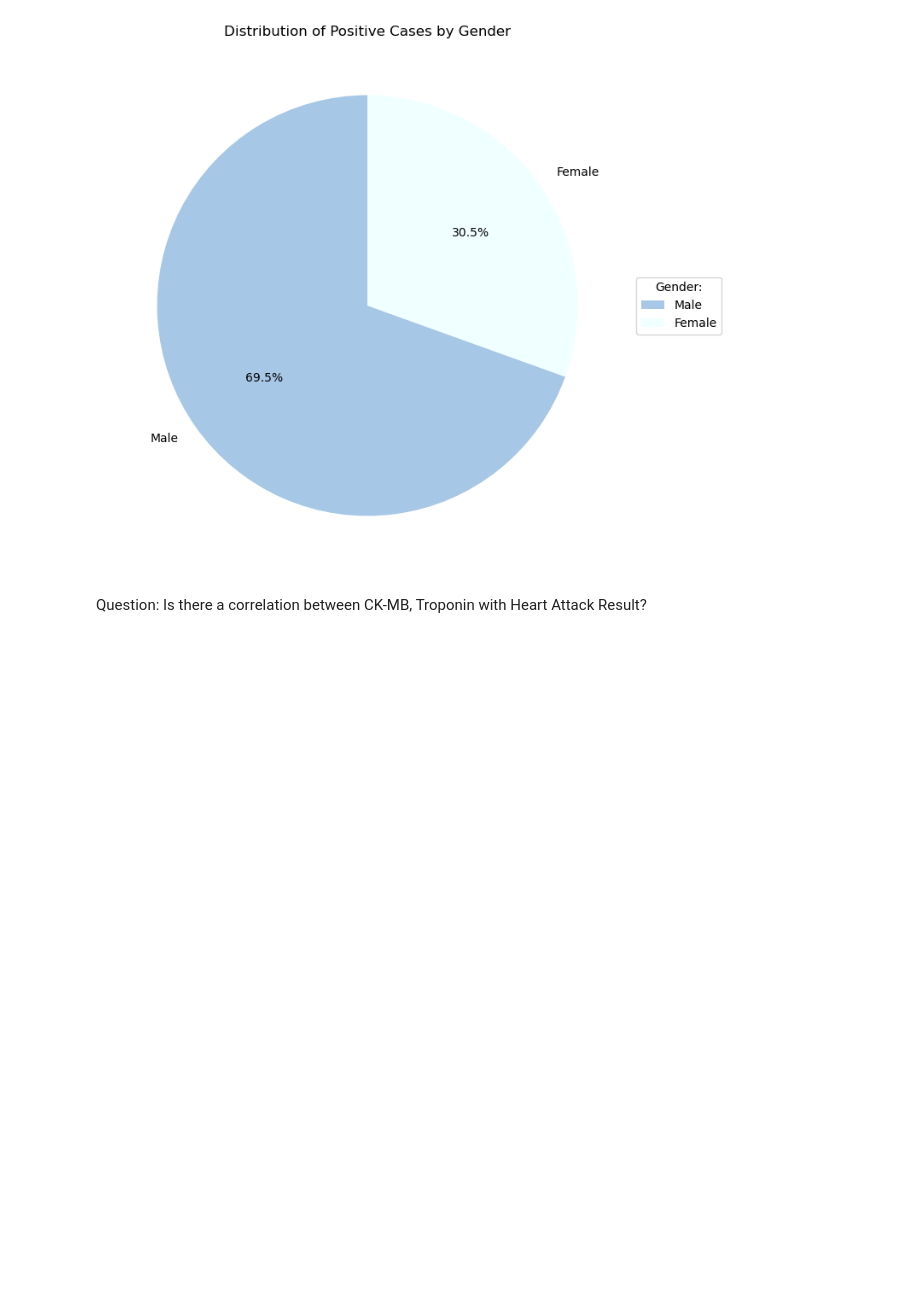
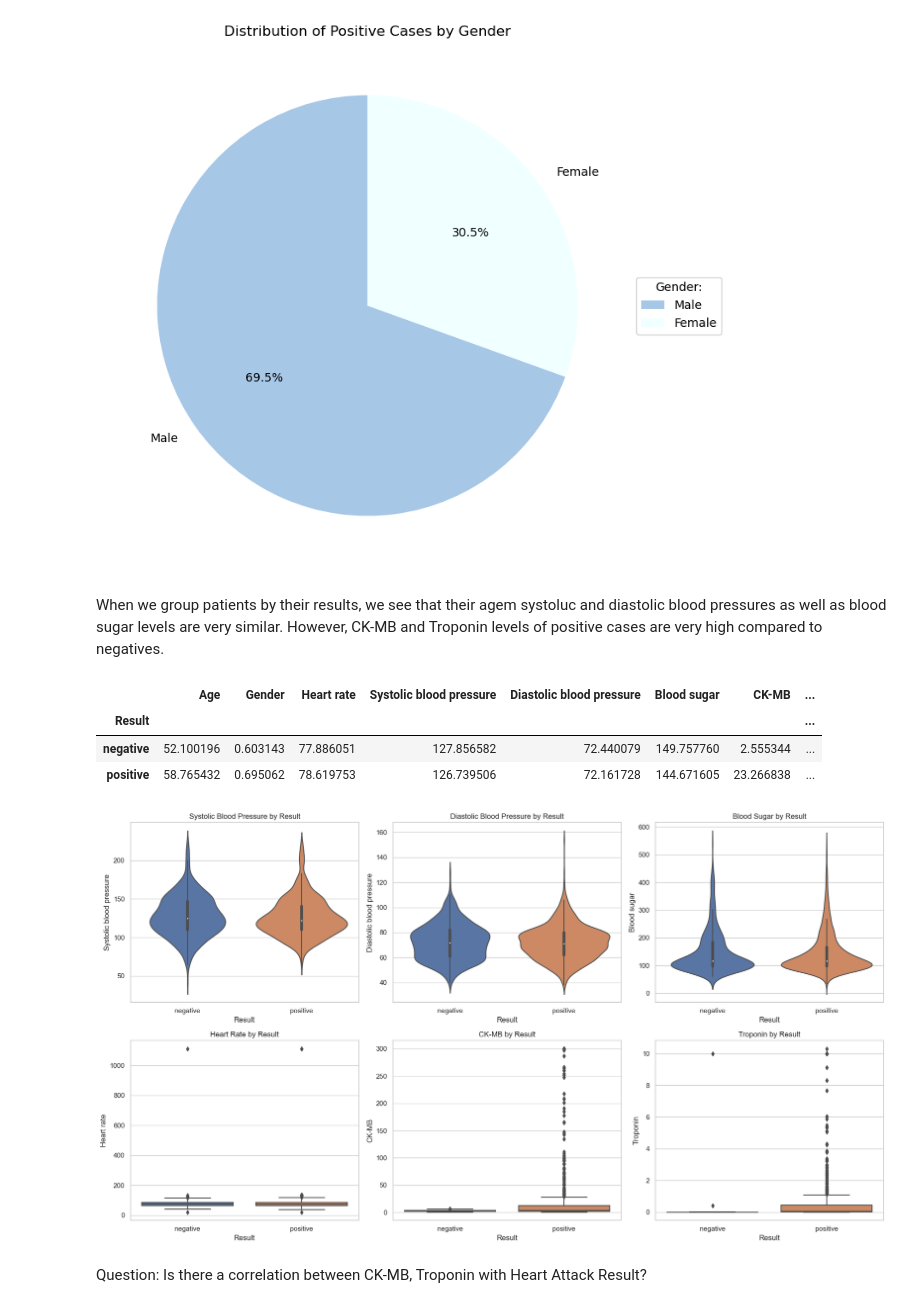
Before and after one commit to berkinKagan/DataVis, a Jupyter notebook: Miniproject_template (1).ipynb, the cells around one changed output. Cells and saved outputs as stored; diff of their text form; code cells hidden in the pictures; blank space fills up the shorter version.

Commit message:
add violin and box plots for all data

```diff
--- a/Miniproject_template (1).ipynb
+++ b/Miniproject_template (1).ipynb
@@ -309,6 +291,46 @@ plt.legend(title= "Gender:", loc="center left", bbox_to_anchor=(1, 0, 0.5, 1))
 # %% [output]
 <matplotlib.legend.Legend at 0x...>
 [figure]
+# %% [markdown]
+When we group patients by their results, we see that their agem systoluc and diastolic blood pressures as well as blood sugar levels are very similar. However, CK-MB and Troponin levels of positive cases are very high compared to negatives.
+# %%
+data.groupby('Result').mean()
+# %% [output]
+|  | Age | Gender | Heart rate | Systolic blood pressure | Diastolic blood pressure | Blood sugar | CK-MB | ... |
+| Result |  |  |  |  |  |  |  | ... |
+| negative | 52.100196 | 0.603143 | 77.886051 | 127.856582 | 72.440079 | 149.757760 | 2.555344 | ... |
+| positive | 58.765432 | 0.695062 | 78.619753 | 126.739506 | 72.161728 | 144.671605 | 23.266838 | ... |
+# %%
+plt.figure(figsize = (18, 10))
+
+plt.subplot(2, 3, 1)
+sns.violinplot(x = 'Result', y = 'Systolic blood pressure', data = data)
+plt.title('Systolic Blood Pressure by Result')
+
+plt.subplot(2, 3, 2)
+sns.violinplot(x = 'Result', y = 'Diastolic blood pressure', data = data)
+plt.title('Diastolic Blood Pressure by Result')
+
+plt.subplot(2, 3, 4)
+sns.boxplot(x = 'Result', y = 'Heart rate', data = data)
+plt.title('Heart Rate by Result')
+
+plt.subplot(2, 3, 3)
+sns.violinplot(x = 'Result', y = 'Blood sugar', data = data)
+plt.title('Blood Sugar by Result')
+
+plt.subplot(2, 3, 5)
+sns.boxplot(x = 'Result', y = 'CK-MB', data = data)
+plt.title('CK-MB by Result')
+
+plt.subplot(2, 3, 6)
+sns.boxplot(x = 'Result', y = 'Troponin', data = data)
+plt.title('Troponin by Result')
+
+plt.tight_layout()
+plt.show()
+# %% [output]
+[figure, added]
 # %% [markdown]
 Question: Is there a correlation between CK-MB, Troponin with Heart Attack Result?
 # %%
```
Also changed, not shown: parts of 4 cells of this notebook.
